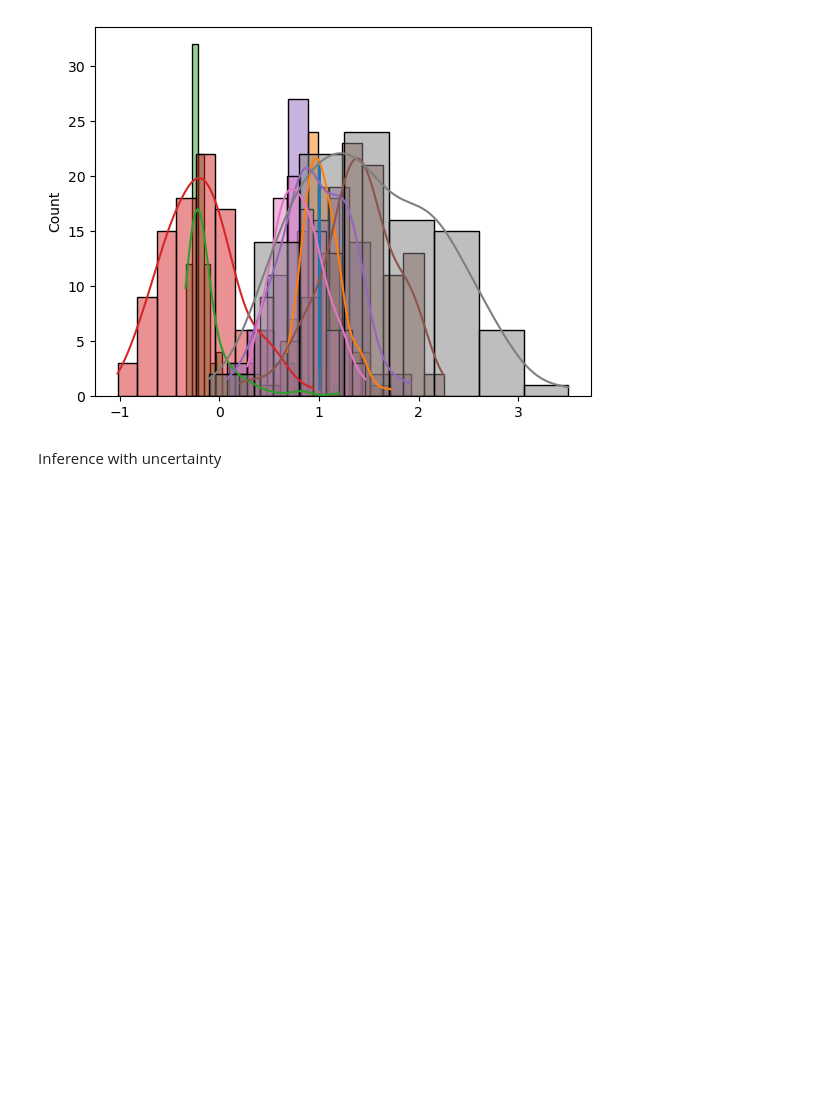
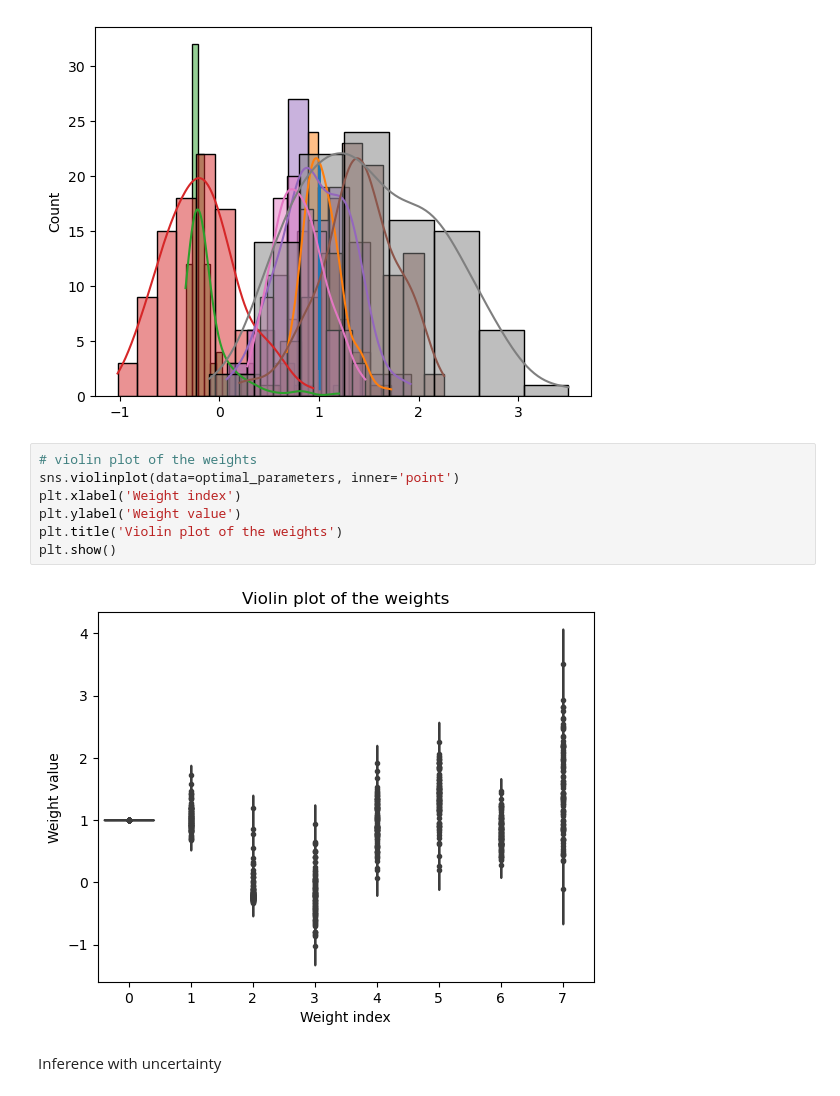
Before and after one commit to munozariasjm/nuclear-misr, a Jupyter notebook: notebooks/uncertainty/rc.ipynb, the cells around one changed output. Saved outputs shown, nothing was run; the diff lists cells and outputs as text; blank space fills up the shorter version.

```diff
--- a/notebooks/uncertainty/rc.ipynb
+++ b/notebooks/uncertainty/rc.ipynb
@@ -112,6 +112,15 @@ Weight 5: 1.38 +/- 0.32
 Weight 6: 0.81 +/- 0.32
 Weight 7: 1.50 +/- 0.50
 [figure]
+# %%
+# violin plot of the weights
+sns.violinplot(data=optimal_parameters, inner='point')
+plt.xlabel('Weight index')
+plt.ylabel('Weight value')
+plt.title('Violin plot of the weights')
+plt.show()
+# %% [output]
+[figure, added]
 # %% [markdown]
 Inference with uncertainty
 # %%
```
Also changed, not shown: 18 other files.
